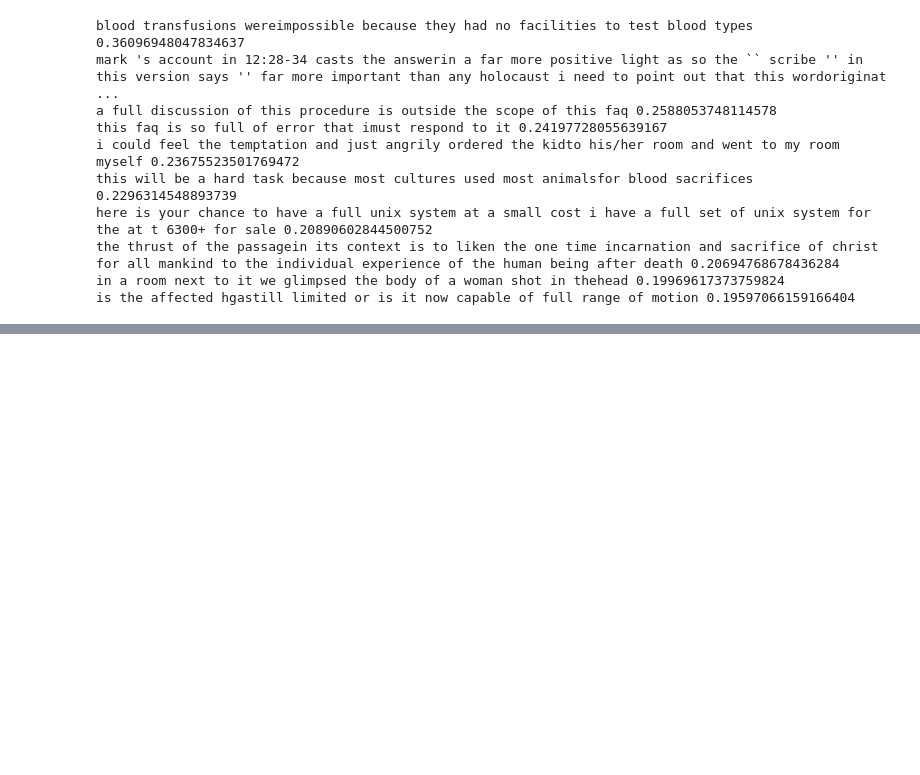
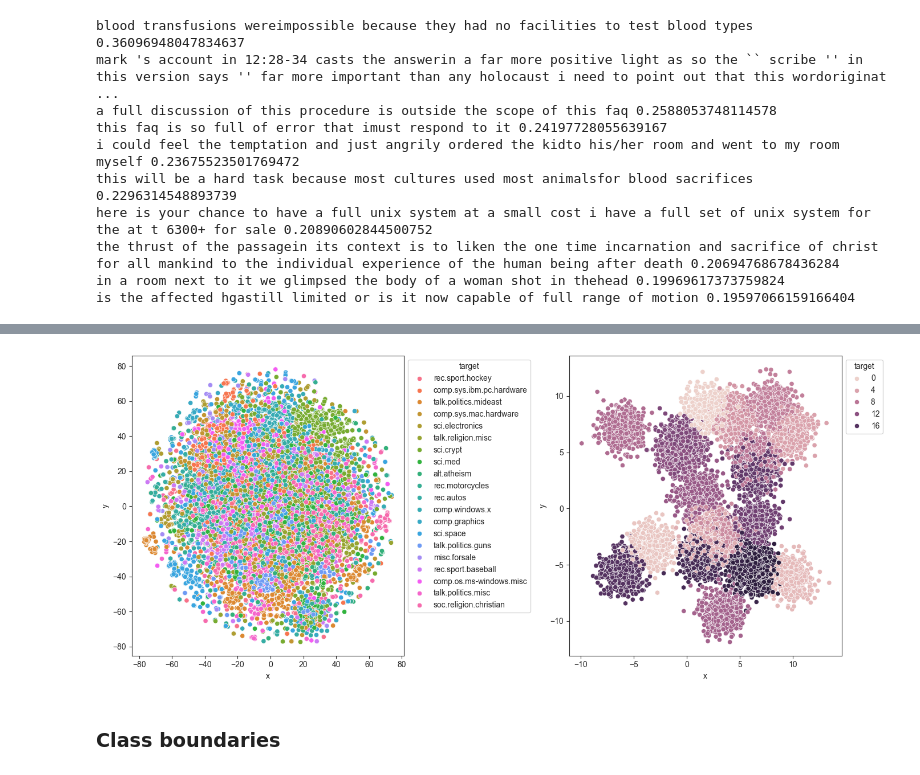
Before and after one commit to afflint/nlp, a Jupyter notebook: nlp/vectorspace.ipynb, the cells around one changed output, grey strips where cells are left out. Cells and saved outputs as stored; diff of their text form; code cells hidden in the pictures; blank space fills up the shorter version.

```diff
--- a/nlp/vectorspace.ipynb
+++ b/nlp/vectorspace.ipynb
@@ -268,0 +290,4 @@ is the affected hgastill limited or is it now capable of full range of motion 0.
+# %%
+labels = [data.target_names[x] for x in sample_t]
+D = pd.DataFrame(X, columns=['x', 'y'])
+D['target'] = labels
@@ -268,0 +305,4 @@ is the affected hgastill limited or is it now capable of full range of motion 0.
+# %%
+import matplotlib.pyplot as plt
+import seaborn as sns
+sns.set_style("ticks")
@@ -268,0 +313,5 @@ is the affected hgastill limited or is it now capable of full range of motion 0.
+# %%
+F, y = make_blobs(n_samples=10000, n_features=2, centers=20, cluster_std=1.0)
+# %%
+Fd = pd.DataFrame(F, columns=['x', 'y'])
+Fd['target'] = y
@@ -268,0 +327,12 @@ is the affected hgastill limited or is it now capable of full range of motion 0.
+# %%
+fig, ax = plt.subplots(figsize=(14, 6), ncols=2)
+sns.scatterplot(data=D, x="x", y="y", hue="target", ax=ax[0])
+sns.move_legend(ax[0], "upper left", bbox_to_anchor=(1, 1))
+sns.scatterplot(data=Fd, x="x", y="y", hue="target", ax=ax[1])
+sns.move_legend(ax[1], "upper left", bbox_to_anchor=(1, 1))
+plt.tight_layout()
+plt.show()
+# %% [output]
+[figure, added]
+# %% [markdown]
+### Class boundaries
```
Also changed, not shown: parts of 12 cells of this notebook, 2 other files.
